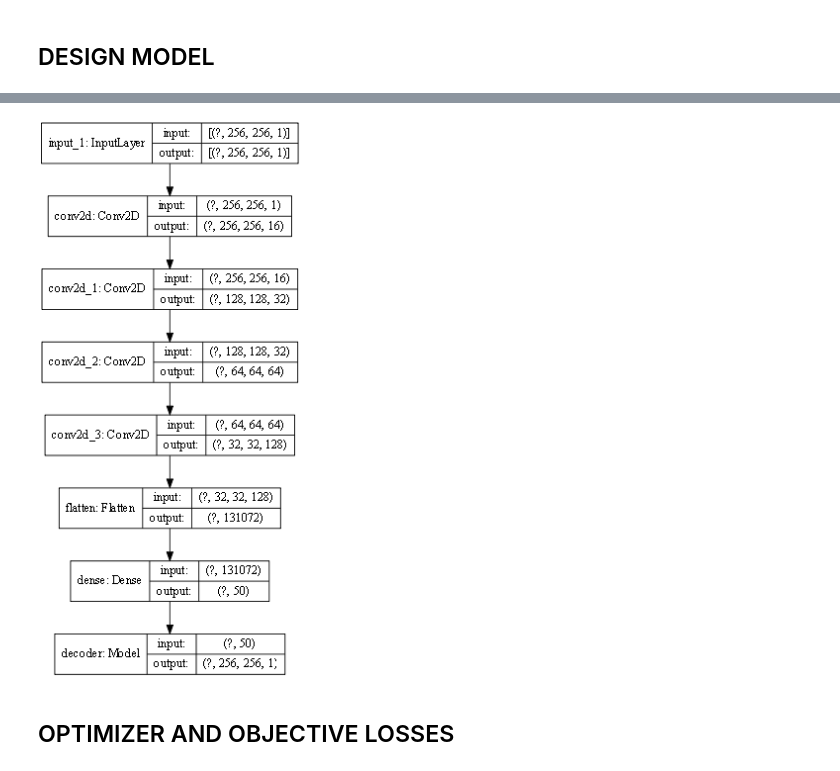
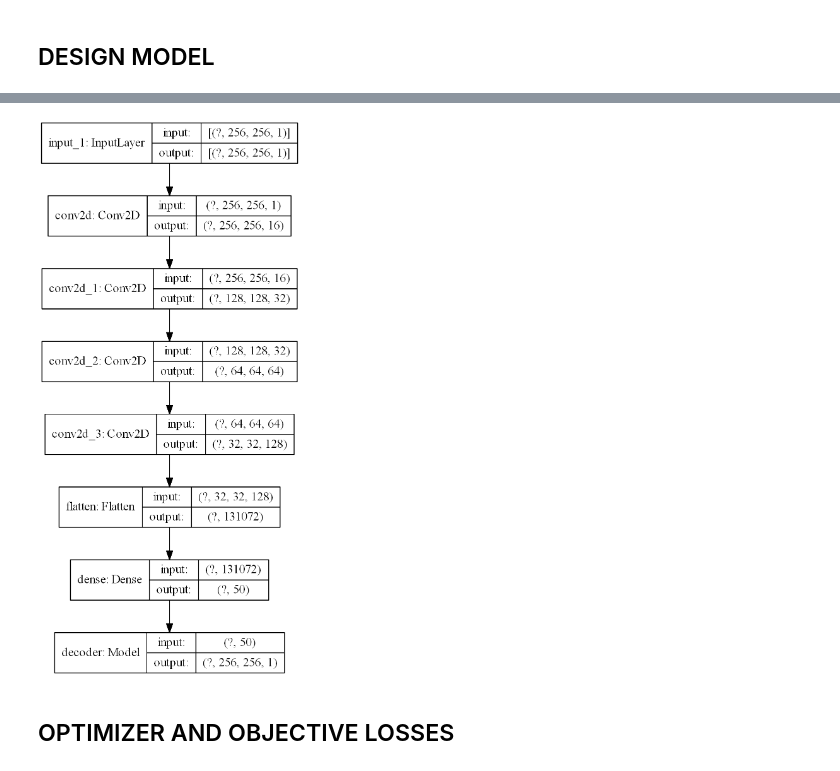
Before and after one commit to tbe07tyg/Tensorflow2, a Jupyter notebook: Dicom/5BleedAE2020_Huber_BCE_WithSigmoid_NormNarrowShuffleRandWinTrSaveBesBCE.ipynb, the cells around one changed output, grey strips where cells are left out. Cells and saved outputs as stored; diff of their text form; code cells hidden in the pictures.

```diff
--- a/Dicom/5BleedAE2020_Huber_BCE_WithSigmoid_NormNarrowShuffleRandWinTrSaveBesBCE.ipynb
+++ b/Dicom/5BleedAE2020_Huber_BCE_WithSigmoid_NormNarrowShuffleRandWinTrSaveBesBCE.ipynb
@@ -430,7 +434,7 @@ tf.keras.utils.plot_model(decoder, to_file=decoder_path, show_shapes=True, dpi=6
 # %%
-tf.keras.utils.plot_model(autoencoder, to_file=autoencoder_path, show_shapes=True, dpi=64)
+tf.keras.utils.plot_model(autoencoder, to_file=autoencoder_path, show_shapes=True, dpi=200)
 # %% [output]
-[figure, old version]
+[figure, new version]
 # %% [markdown]
 ## OPTIMIZER AND OBJECTIVE LOSSES
 # %%
```
Also changed, not shown: parts of 8 cells of this notebook, 6 other files.
